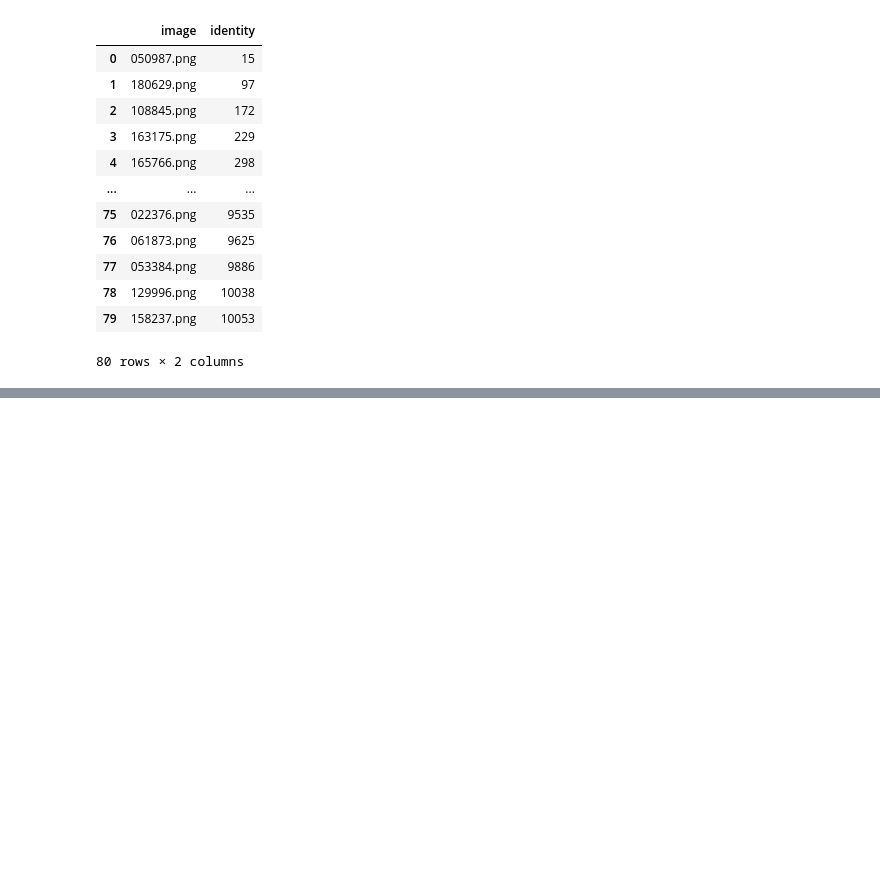
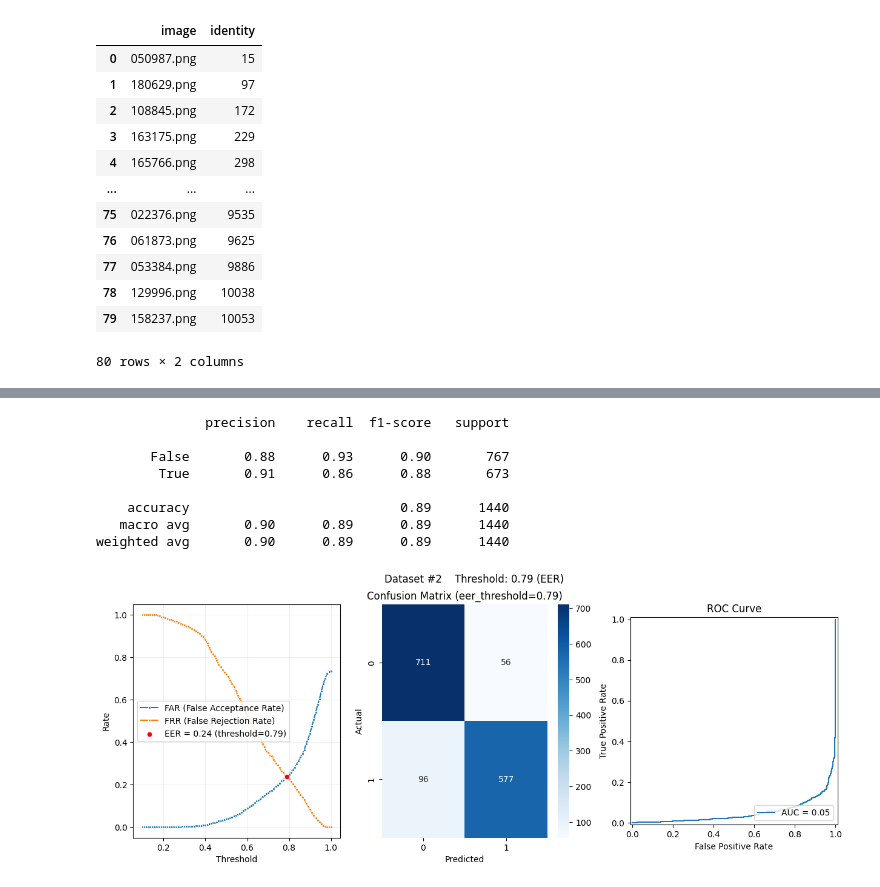
Before and after one commit to jamnicki/biometrics-lab, a Jupyter notebook: eval.ipynb, the cells around one changed output, grey strips where cells are left out. Saved outputs shown, nothing was run; the diff lists cells and outputs as text; code cells hidden in the pictures; blank space fills up the shorter version.

```diff
--- a/eval.ipynb
+++ b/eval.ipynb
@@ -119,0 +84,3 @@ auth_history_df
+# %%
+df2 = pd.read_csv("./data/df2.csv")
+df2
@@ -216,0 +274,12 @@ weighted avg       0.83      0.81      0.81        67
+# %%
+run_exp(df2, THRESHOLD_VALUES, dataset_name=f"Dataset #2")
+# %% [output]
+              precision    recall  f1-score   support
+
+       False       0.88      0.93      0.90       767
+        True       0.91      0.86      0.88       673
+
+    accuracy                           0.89      1440
+   macro avg       0.90      0.89      0.89      1440
+weighted avg       0.90      0.89      0.89      1440
+[figure, added]
```
Also changed, not shown: parts of 15 cells of this notebook, 15 other files.
